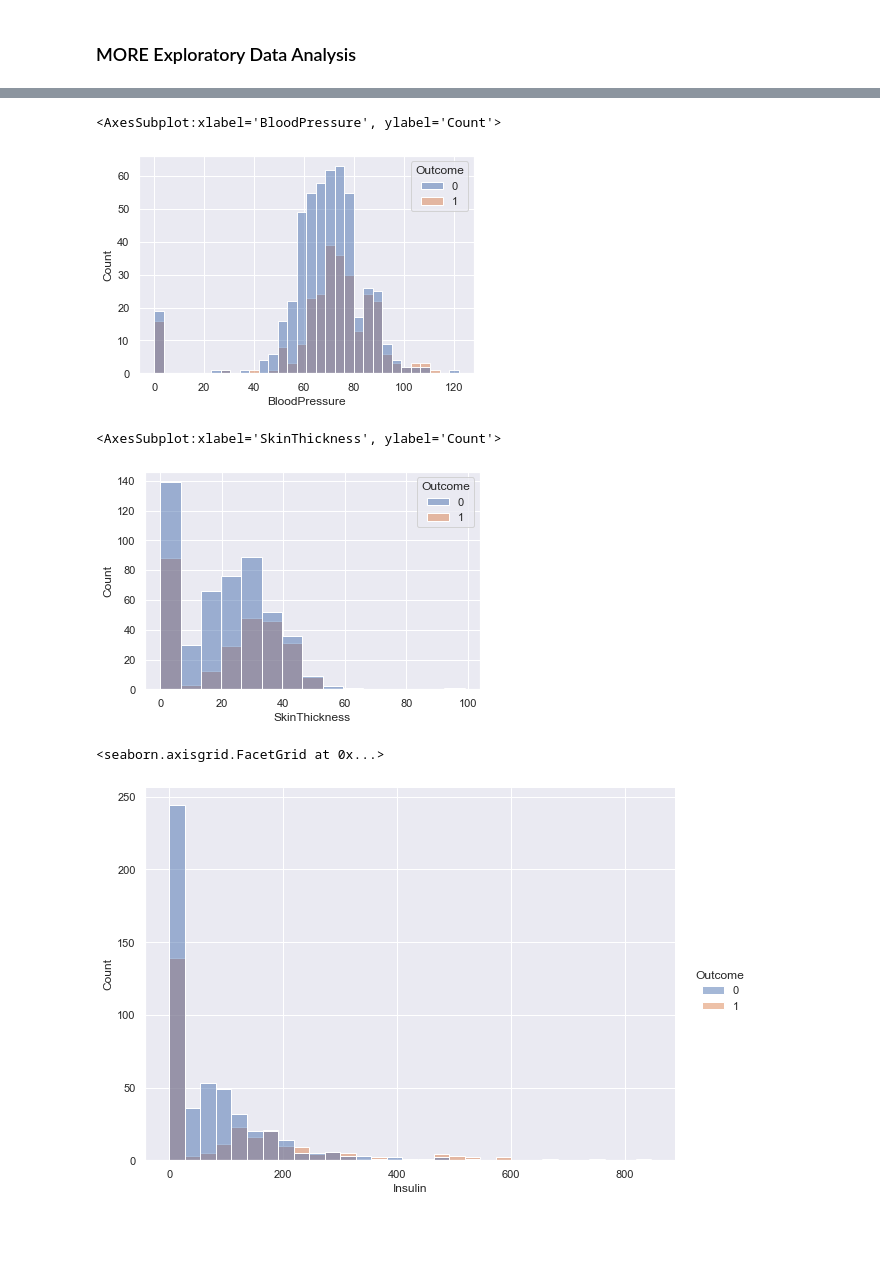
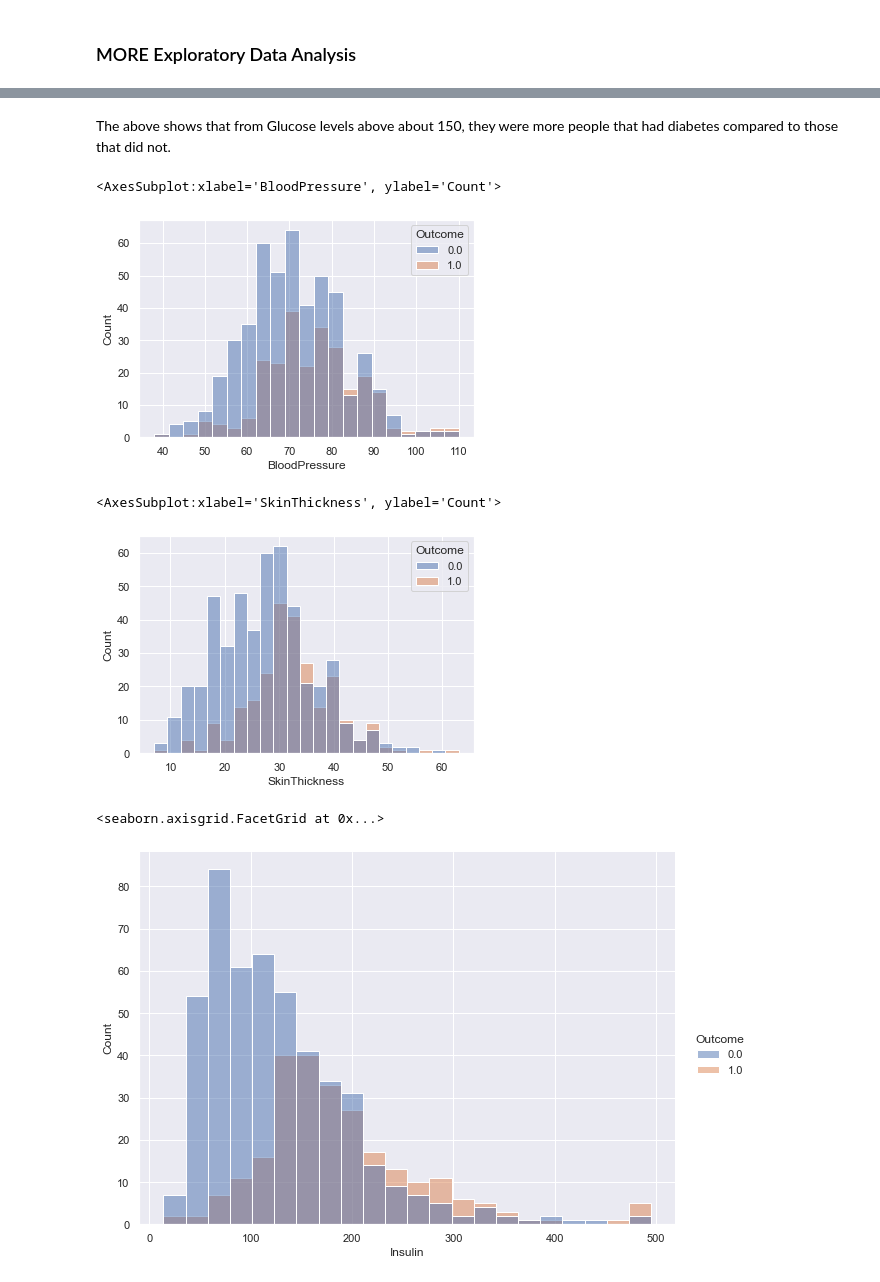
Before and after one commit to UwailaEkhator/Exploratory-Data-Analysis-Of-Pima-Indians-Diabetes-Data, a Jupyter notebook: Diabetes_Practice_Dataset.ipynb, the cells around one changed output, grey strips where cells are left out. Saved outputs shown, nothing was run; the diff lists cells and outputs as text; code cells hidden in the pictures; blank space fills up the shorter version.

```diff
--- a/Diabetes_Practice_Dataset.ipynb
+++ b/Diabetes_Practice_Dataset.ipynb
@@ -176,0 +246,2 @@ msno.heatmap(diabetes)
+# %%
+db_clean=db_clean[(db_clean['BloodPressure']>=35) & (db_clean['BloodPressure']<=110)]
@@ -176,0 +256,2 @@ msno.heatmap(diabetes)
+# %%
+db_clean=db_clean[db_clean['SkinThickness']<=65]
@@ -176,0 +266,2 @@ msno.heatmap(diabetes)
+# %%
+db_clean=db_clean[db_clean['Insulin']<=500]
@@ -176,0 +276,2 @@ msno.heatmap(diabetes)
+# %%
+db_clean=db_clean[db_clean['Age']<=75]
@@ -270,15 +362,17 @@ sns.histplot(x='Glucose', hue='Outcome', data=diabetes)
+# %% [markdown]
+The above shows that from Glucose levels above about 150, they were more people that had diabetes compared to those that did not.
 # %%
-sns.histplot(x='BloodPressure', hue='Outcome', data=diabetes)
+sns.histplot(x='BloodPressure', hue='Outcome', data=db_clean)
 # %% [output]
 <AxesSubplot:xlabel='BloodPressure', ylabel='Count'>
-[figure, old version]
+[figure, new version]
 # %%
-sns.histplot(x='SkinThickness', hue='Outcome', data=diabetes)
+sns.histplot(x='SkinThickness', hue='Outcome', data=db_clean)
 # %% [output]
 <AxesSubplot:xlabel='SkinThickness', ylabel='Count'>
-[figure, old version]
+[figure, new version]
 # %%
-sns.displot(x='Insulin', hue='Outcome', data=diabetes, height=6, aspect=1.4)
+sns.displot(x='Insulin', hue='Outcome', data=db_clean, height=6, aspect=1.4)
 # %% [output]
 <seaborn.axisgrid.FacetGrid at 0x...>
-[figure, old version]
+[figure, new version]
```
Also changed, not shown: parts of 56 cells of this notebook.
